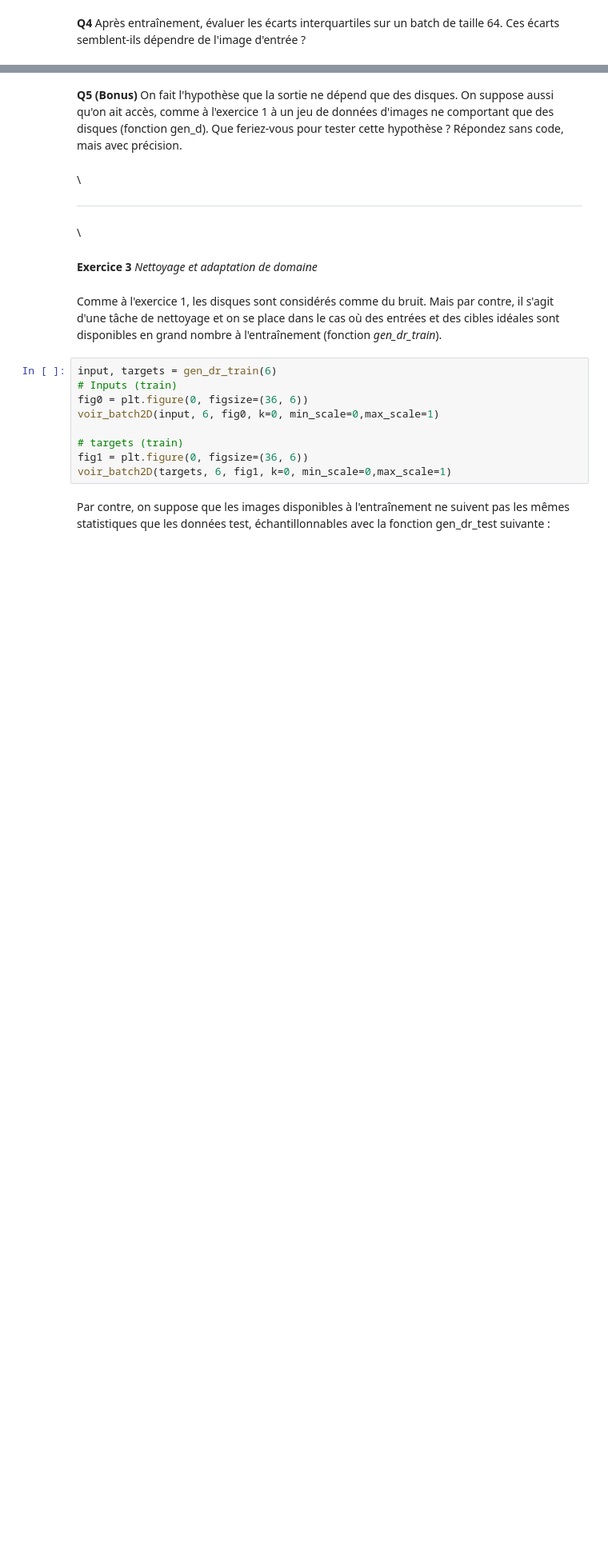
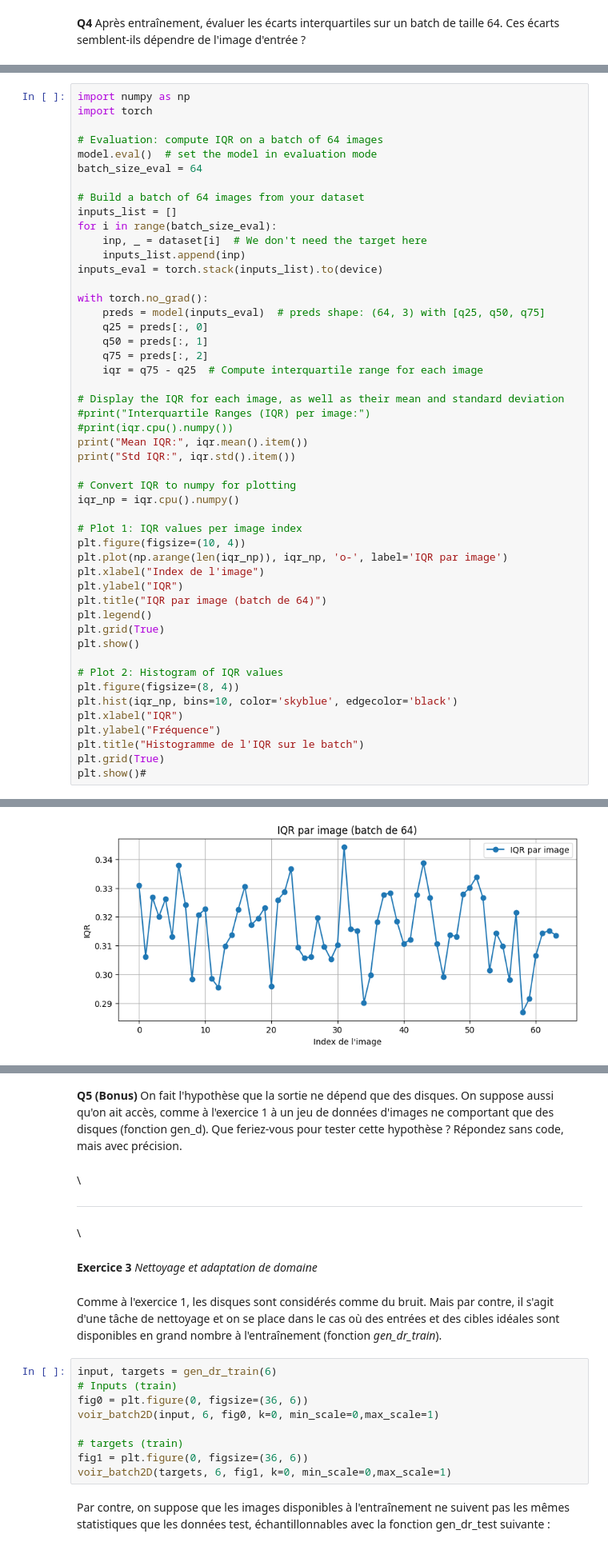
Before and after one commit to medz1966/exam_2025_session2, a Jupyter notebook: notebooks/exercices_session2.ipynb, the cells around one changed output, grey strips where cells are left out. Shown at 80% size. Saved outputs shown, nothing was run; the diff lists cells and outputs as text; blank space fills up the shorter version.

```diff
--- a/notebooks/exercices_session2.ipynb
+++ b/notebooks/exercices_session2.ipynb
@@ -460,0 +464,50 @@ tensor([0.7023, 0.8995, 1.0140, 0.9371, 0.7967, 0.6941, 0.8227, 0.8933, 0.8085,
+# %%
+import numpy as np
+import torch
+
+# Evaluation: compute IQR on a batch of 64 images
+model.eval()  # set the model in evaluation mode
+batch_size_eval = 64
+
+# Build a batch of 64 images from your dataset
+inputs_list = []
+for i in range(batch_size_eval):
+    inp, _ = dataset[i]  # We don't need the target here
+    inputs_list.append(inp)
+inputs_eval = torch.stack(inputs_list).to(device)
+
+with torch.no_grad():
+    preds = model(inputs_eval)  # preds shape: (64, 3) with [q25, q50, q75]
+    q25 = preds[:, 0]
+    q50 = preds[:, 1]
+    q75 = preds[:, 2]
+    iqr = q75 - q25  # Compute interquartile range for each image
+
+# Display the IQR for each image, as well as their mean and standard deviation
+#print("Interquartile Ranges (IQR) per image:")
+#print(iqr.cpu().numpy())
+print("Mean IQR:", iqr.mean().item())
+print("Std IQR:", iqr.std().item())
+
+# Convert IQR to numpy for plotting
+iqr_np = iqr.cpu().numpy()
+
+# Plot 1: IQR values per image index
+plt.figure(figsize=(10, 4))
+plt.plot(np.arange(len(iqr_np)), iqr_np, 'o-', label='IQR par image')
+plt.xlabel("Index de l'image")
+plt.ylabel("IQR")
+plt.title("IQR par image (batch de 64)")
+plt.legend()
+plt.grid(True)
+plt.show()
+
+# Plot 2: Histogram of IQR values
+plt.figure(figsize=(8, 4))
+plt.hist(iqr_np, bins=10, color='skyblue', edgecolor='black')
+plt.xlabel("IQR")
+plt.ylabel("Fréquence")
+plt.title("Histogramme de l'IQR sur le batch")
+plt.grid(True)
+plt.show()#
+# %% [output]
@@ -460,0 +516 @@ tensor([0.7023, 0.8995, 1.0140, 0.9371, 0.7967, 0.6941, 0.8227, 0.8933, 0.8085,
+[figure, added]
```
Also changed, not shown: parts of 7 cells of this notebook.
